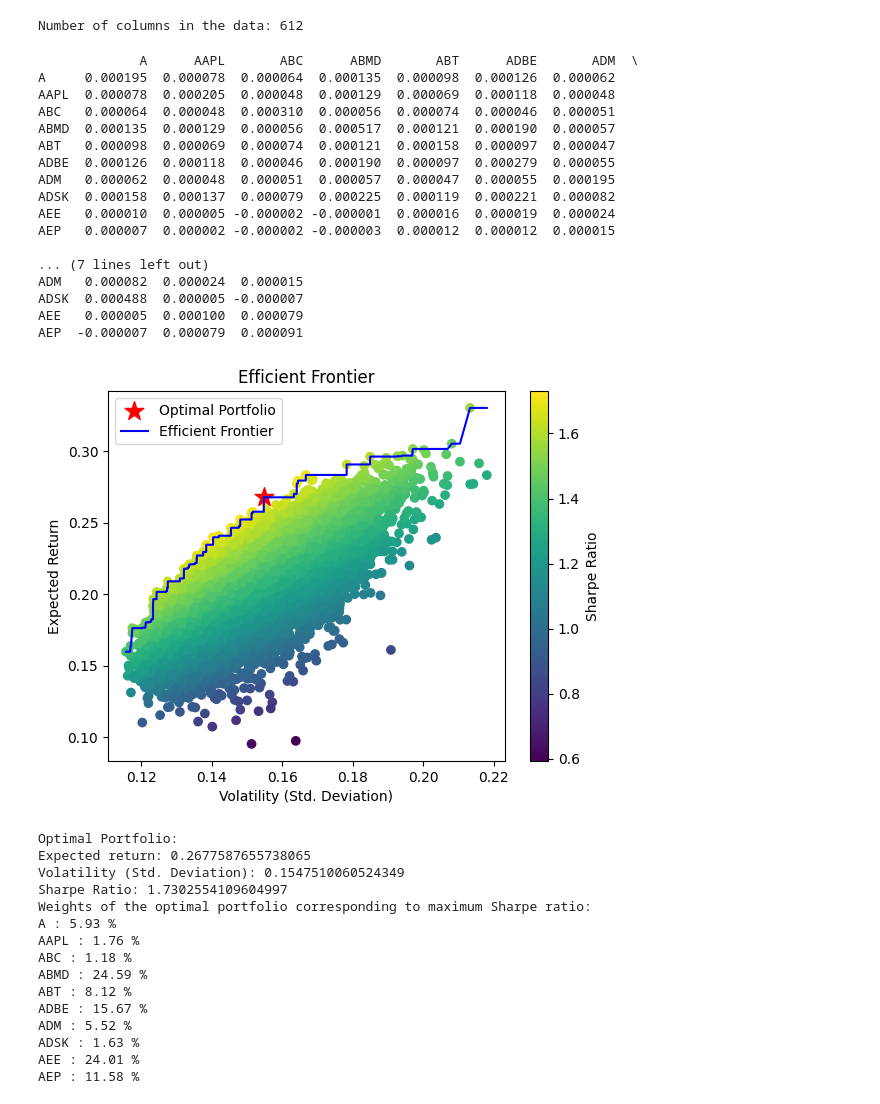
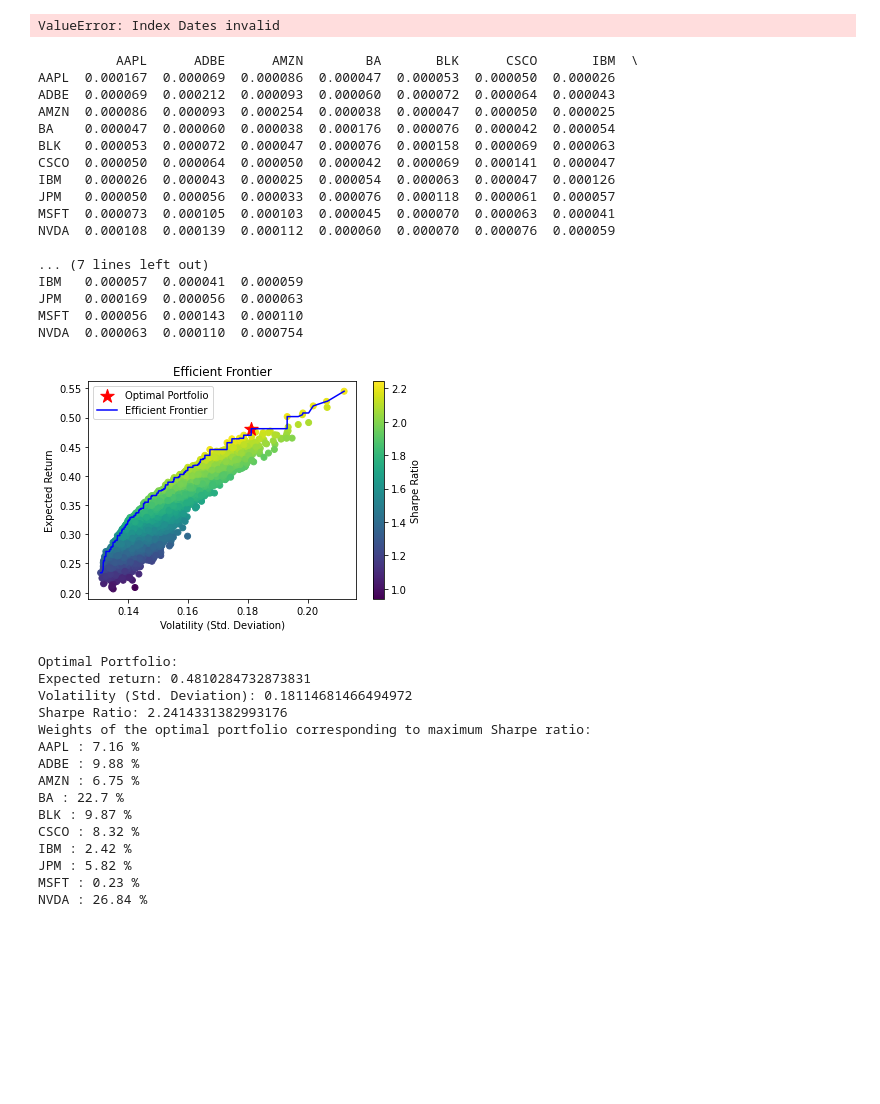
Before and after one commit to Aditya-debug15/Optimial-Portfolio, a Jupyter notebook: realData/mpt.ipynb, the cells around one changed output. Cells and saved outputs as stored; diff of their text form; code cells hidden in the pictures; blank space fills up the shorter version.

```diff
--- a/realData/mpt.ipynb
+++ b/realData/mpt.ipynb
@@ -4,15 +4,18 @@ import numpy as np
 import matplotlib.pyplot as plt
 
 # Step 1: Read data from CSV
-data = pd.read_csv('data.csv', index_col='Dates')
+data = pd.read_csv('stockData.csv', index_col='date')
+# take 1-505 rows
+data = data.iloc[800:1200]
 # print the number of columns in the data
 print("Number of columns in the data:", len(data.columns))
+# print the number of rows in the data
+print("Number of rows in the data:", len(data))
 # %% [output]
-Number of columns in the data: 612
+ValueError: Index Dates invalid
 # %%
 # Step 2: Calculate returns
 # take only the first 10 stocks
-data = data.iloc[:, :10]
 returns = data.pct_change().dropna()
 # print the returns along with their stock names
 # print(returns)
@@ -23,28 +26,28 @@ cov_matrix = returns.cov()
 # print the covariance matrix
 print(cov_matrix)
 # %% [output]
-             A      AAPL       ABC      ABMD       ABT      ADBE       ADM  \
-A     0.000195  0.000078  0.000064  0.000135  0.000098  0.000126  0.000062
-AAPL  0.000078  0.000205  0.000048  0.000129  0.000069  0.000118  0.000048
-ABC   0.000064  0.000048  0.000310  0.000056  0.000074  0.000046  0.000051
-ABMD  0.000135  0.000129  0.000056  0.000517  0.000121  0.000190  0.000057
-ABT   0.000098  0.000069  0.000074  0.000121  0.000158  0.000097  0.000047
-ADBE  0.000126  0.000118  0.000046  0.000190  0.000097  0.000279  0.000055
-ADM   0.000062  0.000048  0.000051  0.000057  0.000047  0.000055  0.000195
-ADSK  0.000158  0.000137  0.000079  0.000225  0.000119  0.000221  0.000082
-AEE   0.000010  0.000005 -0.000002 -0.000001  0.000016  0.000019  0.000024
-AEP   0.000007  0.000002 -0.000002 -0.000003  0.000012  0.000012  0.000015
+          AAPL      ADBE      AMZN        BA       BLK      CSCO       IBM  \
+AAPL  0.000167  0.000069  0.000086  0.000047  0.000053  0.000050  0.000026
+ADBE  0.000069  0.000212  0.000093  0.000060  0.000072  0.000064  0.000043
+AMZN  0.000086  0.000093  0.000254  0.000038  0.000047  0.000050  0.000025
+BA    0.000047  0.000060  0.000038  0.000176  0.000076  0.000042  0.000054
+BLK   0.000053  0.000072  0.000047  0.000076  0.000158  0.000069  0.000063
+CSCO  0.000050  0.000064  0.000050  0.000042  0.000069  0.000141  0.000047
+IBM   0.000026  0.000043  0.000025  0.000054  0.000063  0.000047  0.000126
+JPM   0.000050  0.000056  0.000033  0.000076  0.000118  0.000061  0.000057
+MSFT  0.000073  0.000105  0.000103  0.000045  0.000070  0.000063  0.000041
+NVDA  0.000108  0.000139  0.000112  0.000060  0.000070  0.000076  0.000059
 
 ... (7 lines left out)
-ADM   0.000082  0.000024  0.000015
-ADSK  0.000488  0.000005 -0.000007
-AEE   0.000005  0.000100  0.000079
-AEP  -0.000007  0.000079  0.000091
+IBM   0.000057  0.000041  0.000059
+JPM   0.000169  0.000056  0.000063
+MSFT  0.000056  0.000143  0.000110
+NVDA  0.000063  0.000110  0.000754
 # %%
 # Step 4: Simulate random portfolios
 num_portfolios = 20000
 results = np.zeros((4, num_portfolios))
-risk_free_rate = 0.0
+risk_free_rate = 0.075
 max_sharpe_weight = None
 
 for i in range(num_portfolios):
@@ -72,46 +75,46 @@ optimal_sharpe_ratio = results[2, max_sharpe_idx]
 # Step 6: Plot efficient frontier
 plt.scatter(results[1, :], results[0, :], c=results[2, :], cmap='viridis')
 plt.colorbar(label='Sharpe Ratio')
 plt.scatter(optimal_std_dev, optimal_return, marker='*', color='r', s=200, label='Optimal Portfolio')
 
 # Sort the data based on volatility
 sorted_idx = np.argsort(results[1])
 sorted_returns = results[0, sorted_idx]
 sorted_volatility = results[1, sorted_idx]
 
 # Plotting the line joining points with maximum return for a given level of risk
 max_return_for_given_volatility = np.maximum.accumulate(sorted_returns)
 # plot a smooth curve for the maximum return for a given level of risk
 plt.plot(sorted_volatility, max_return_for_given_volatility, label='Efficient Frontier', color='b')
 plt.title('Efficient Frontier')
 plt.xlabel('Volatility (Std. Deviation)')
 plt.ylabel('Expected Return')
 plt.legend()
 plt.show()
 
 print("Optimal Portfolio:")
 print("Expected return:", optimal_return)
 print("Volatility (Std. Deviation):", optimal_std_dev)
 print("Sharpe Ratio:", optimal_sharpe_ratio)
 print("Weights of the optimal portfolio corresponding to maximum Sharpe ratio:")
 # print the stock names along with their weights
 for i in range(len(data.columns)):
     # round the weights to 4 decimal places and multiply by 100 to get percentage
     print(data.columns[i], ":", round(max_sharpe_weight[i]*100, 2), "%")
 # %% [output]
-[figure, old version]
+[figure, new version]
 Optimal Portfolio:
-Expected return: 0.2677587655738065
-Volatility (Std. Deviation): 0.1547510060524349
-Sharpe Ratio: 1.7302554109604997
+Expected return: 0.4810284732873831
+Volatility (Std. Deviation): 0.18114681466494972
+Sharpe Ratio: 2.2414331382993176
 Weights of the optimal portfolio corresponding to maximum Sharpe ratio:
-A : 5.93 %
-AAPL : 1.76 %
-ABC : 1.18 %
-ABMD : 24.59 %
-ABT : 8.12 %
-ADBE : 15.67 %
-ADM : 5.52 %
-ADSK : 1.63 %
-AEE : 24.01 %
-AEP : 11.58 %
+AAPL : 7.16 %
+ADBE : 9.88 %
+AMZN : 6.75 %
+BA : 22.7 %
+BLK : 9.87 %
+CSCO : 8.32 %
+IBM : 2.42 %
+JPM : 5.82 %
+MSFT : 0.23 %
+NVDA : 26.84 %
```
Also changed, not shown: parts of 2 cells of this notebook, 25 other files.
